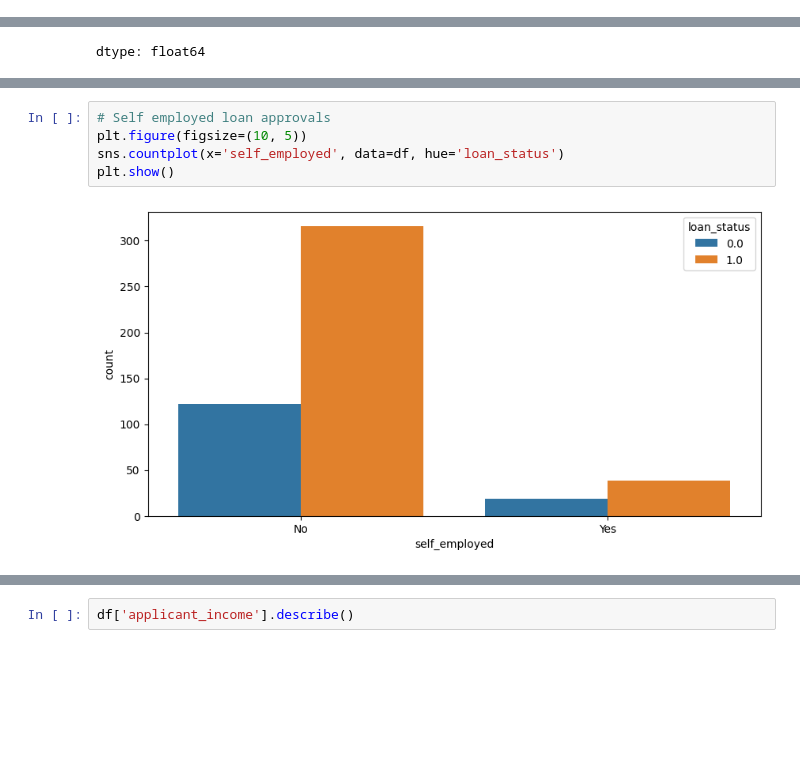
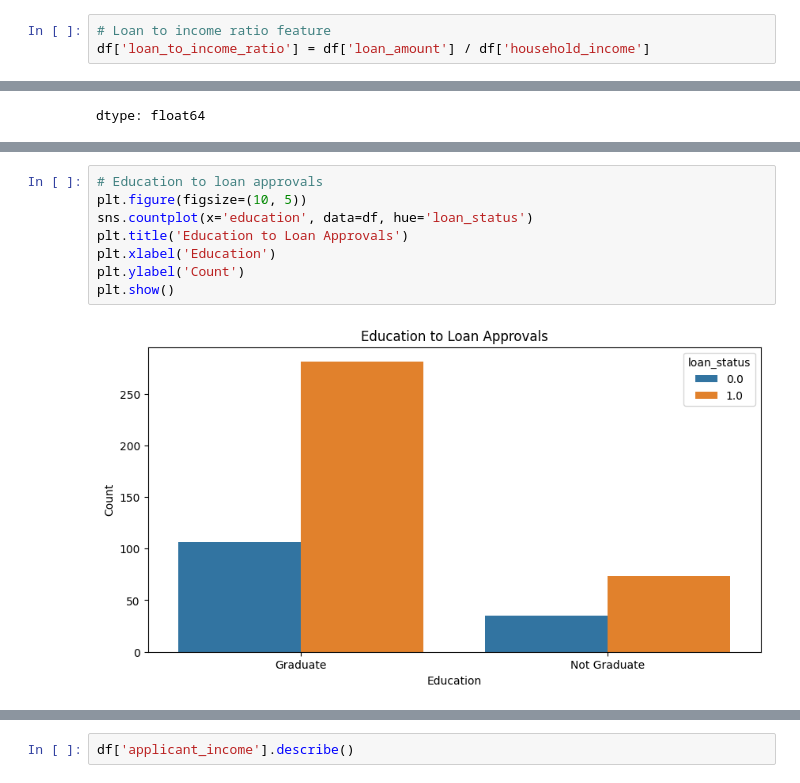
Before and after one commit to torifinch/Loan_Approvals, a Jupyter notebook: Loans.ipynb, the cells around one changed output, grey strips where cells are left out. Cells and saved outputs as stored; diff of their text form; blank space fills up the shorter version.

```diff
--- a/Loans.ipynb
+++ b/Loans.ipynb
@@ -130,3 +160,6 @@ Try using .loc[row_indexer,col_indexer] = value instead
 
 See the caveats in the documentation: https://pandas.pydata.org/pandas-docs/stable/user_guide/indexing.html#returning-a-view-versus-a-copy
   df['household_income'] = df['applicant_income'] + df['coapplicant_income']
+# %%
+# Loan to income ratio feature
+df['loan_to_income_ratio'] = df['loan_amount'] / df['household_income']
@@ -168,10 +227,13 @@ dtype: float64
 # %%
-# Self employed loan approvals
+# Education to loan approvals
 plt.figure(figsize=(10, 5))
-sns.countplot(x='self_employed', data=df, hue='loan_status')
+sns.countplot(x='education', data=df, hue='loan_status')
+plt.title('Education to Loan Approvals')
+plt.xlabel('Education')
+plt.ylabel('Count')
 plt.show()
 # %% [output]
-[figure, old version]
+[figure, new version]
 # %%
 # Loan status apprval by gender
 df_gender = df[(df['gender'] == 'Male') | (df['gender'] == 'Female')]
```
Also changed, not shown: parts of 41 cells of this notebook.
